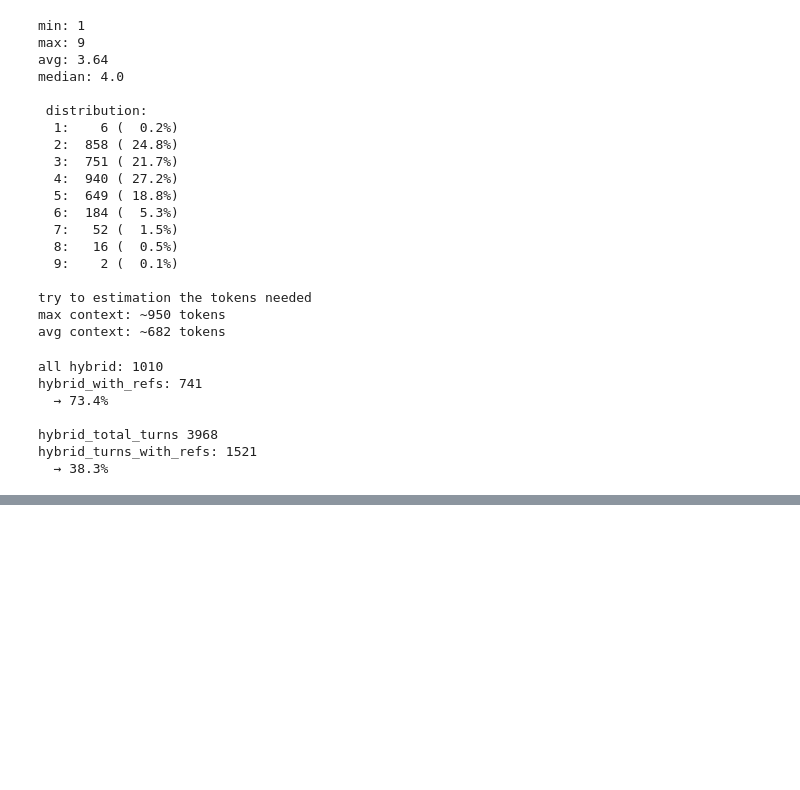
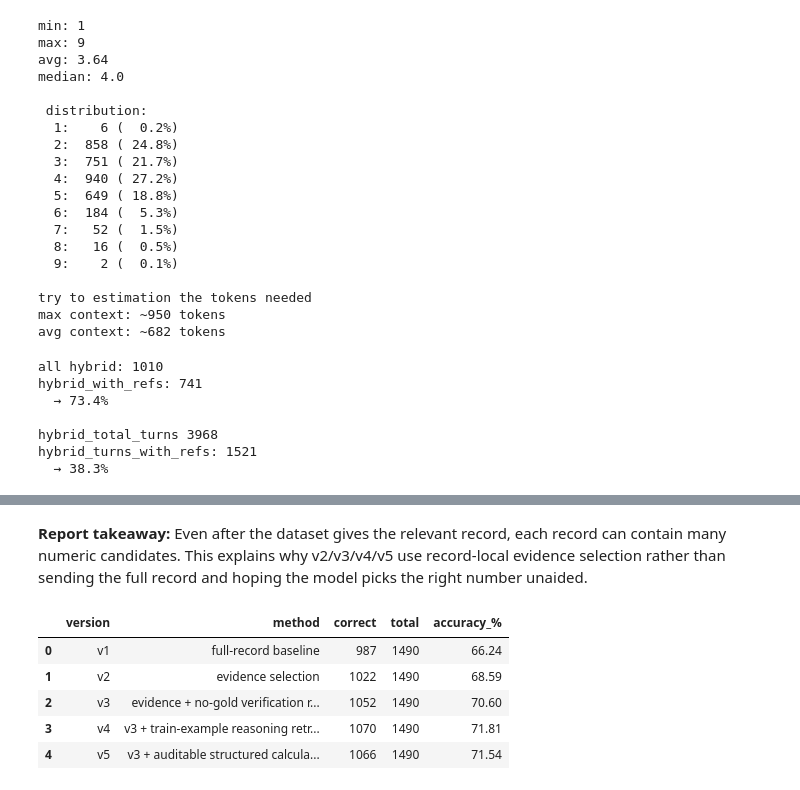
Before and after one commit to zxh298/AI_Chatbot_Convfinqa, a Jupyter notebook: src/playground/learn_data.ipynb, the cells around one changed output, grey strips where cells are left out. Saved outputs shown, nothing was run; the diff lists cells and outputs as text; code cells hidden in the pictures; blank space fills up the shorter version.

Commit message:
Update the exploration notebook file.

```diff
--- a/src/playground/learn_data.ipynb
+++ b/src/playground/learn_data.ipynb
@@ -233,0 +506,21 @@ hybrid_turns_with_refs: 1521
+# %% [markdown]
+**Report takeaway:** Even after the dataset gives the relevant record, each record can contain many numeric candidates. This explains why v2/v3/v4/v5 use record-local evidence selection rather than sending the full record and hoping the model picks the right number unaided.
+# %%
+# Version/result table placeholder for the report. These are filled from saved dev evaluations.
+# Keeping the result table in the notebook makes the data exploration and method evaluation easy to align.
+dev_results = pd.DataFrame([
+    {"version": "v1", "method": "full-record baseline", "correct": 987, "total": 1490},
+    {"version": "v2", "method": "evidence selection", "correct": 1022, "total": 1490},
+    {"version": "v3", "method": "evidence + no-gold verification retry", "correct": 1052, "total": 1490},
+    {"version": "v4", "method": "v3 + train-example reasoning retrieval", "correct": 1070, "total": 1490},
+    {"version": "v5", "method": "v3 + auditable structured calculation execution", "correct": 1066, "total": 1490},
+])
+dev_results["accuracy_%"] = 100 * dev_results["correct"] / dev_results["total"]
+dev_results.round(2)
+# %% [output]
+|  | version | method | correct | total | accuracy_% |
+| 0 | v1 | full-record baseline | 987 | 1490 | 66.24 |
+| 1 | v2 | evidence selection | 1022 | 1490 | 68.59 |
+| 2 | v3 | evidence + no-gold verification r... | 1052 | 1490 | 70.60 |
+| 3 | v4 | v3 + train-example reasoning retr... | 1070 | 1490 | 71.81 |
+| 4 | v5 | v3 + auditable structured calcula... | 1066 | 1490 | 71.54 |
```
Also changed, not shown: parts of 15 cells of this notebook.
